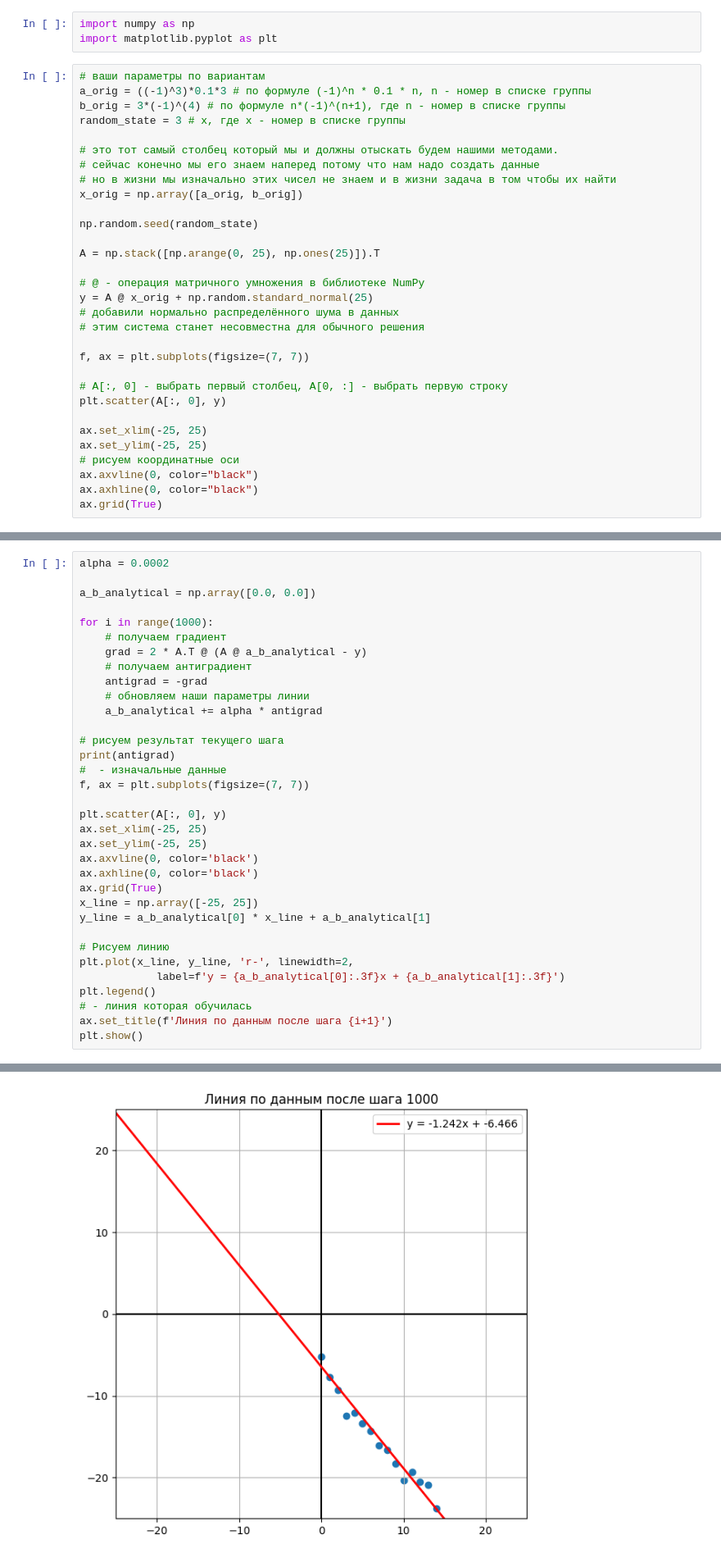
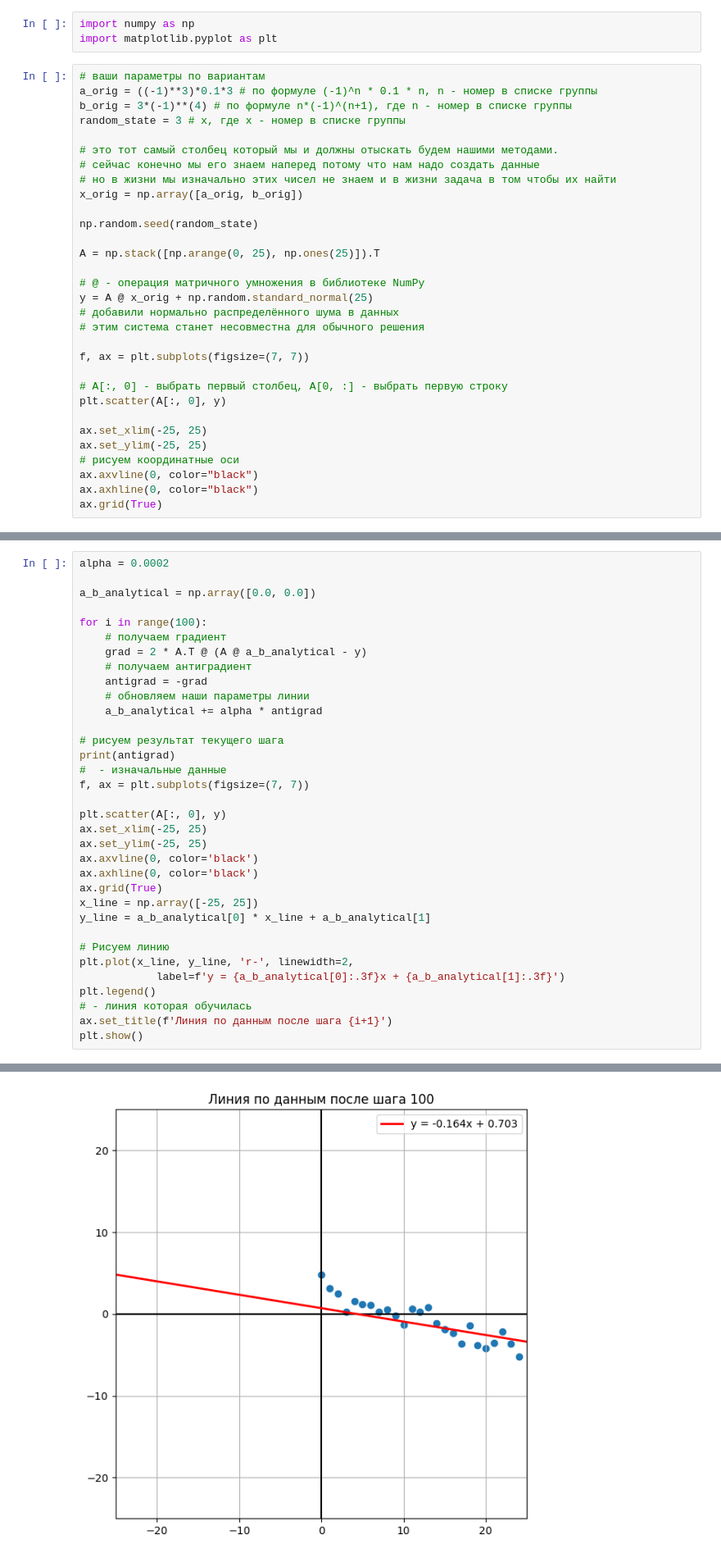
Before and after one commit to VerogoR/linear-regression, a Jupyter notebook: lab_linear_regression.ipynb, the cells around one changed output, grey strips where cells are left out. Shown at 82% size. Drawn from its saved outputs; the diff is of its cells as text.

```diff
--- a/lab_linear_regression.ipynb
+++ b/lab_linear_regression.ipynb
@@ -22,8 +26,8 @@ import numpy as np
 import matplotlib.pyplot as plt
 # %%
 # ваши параметры по вариантам
-a_orig = ((-1)^3)*0.1*3 # по формуле (-1)^n * 0.1 * n, n - номер в списке группы
-b_orig = 3*(-1)^(4) # по формуле n*(-1)^(n+1), где n - номер в списке группы
+a_orig = ((-1)**3)*0.1*3 # по формуле (-1)^n * 0.1 * n, n - номер в списке группы
+b_orig = 3*(-1)**(4) # по формуле n*(-1)^(n+1), где n - номер в списке группы
 random_state = 3 # х, где х - номер в списке группы
 
 # это тот самый столбец который мы и должны отыскать будем нашими методами.
@@ -127,7 +129,7 @@ alpha = 0.0002
 
 a_b_analytical = np.array([0.0, 0.0])
 
-for i in range(1000):
+for i in range(100):
     # получаем градиент
     grad = 2 * A.T @ (A @ a_b_analytical - y)
     # получаем антиградиент
@@ -161 +163 @@ plt.show()
-[figure, old version]
+[figure, new version]
```
Also changed, not shown: parts of 8 cells of this notebook, 1 other file.
